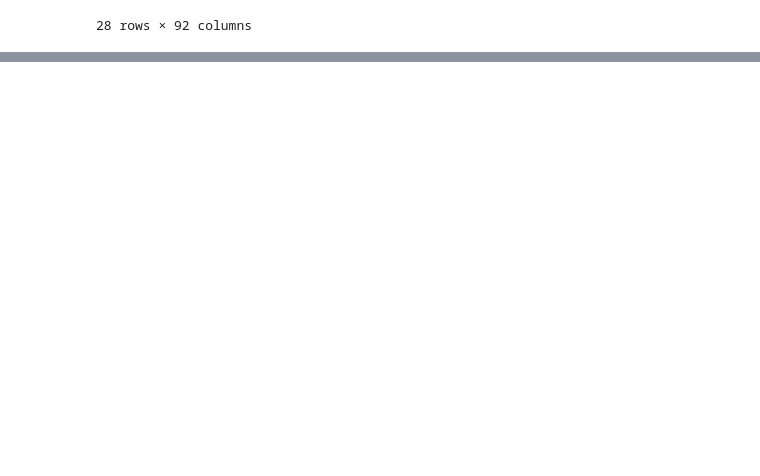
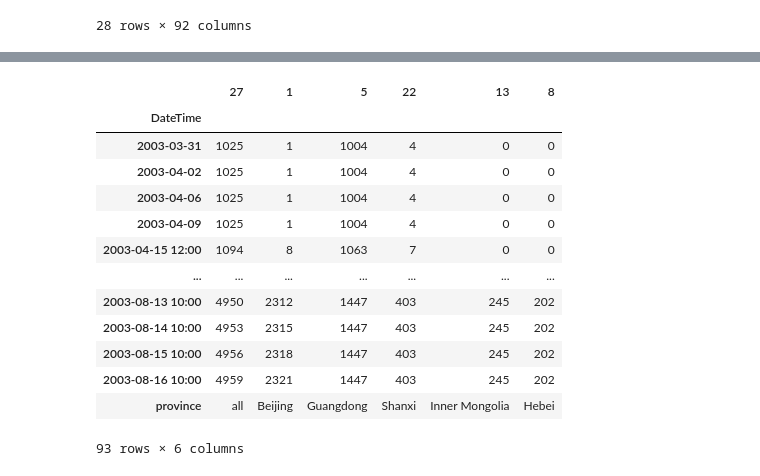
Before and after one commit to SherryJYC/COVID_19_Visualization, a Jupyter notebook: Raw/Untitled.ipynb, the cells around one changed output, grey strips where cells are left out. Saved outputs shown, nothing was run; the diff lists cells and outputs as text; code cells hidden in the pictures; blank space fills up the shorter version.

```diff
--- a/Raw/Untitled.ipynb
+++ b/Raw/Untitled.ipynb
@@ -882,6 +904,6 @@ confirm_processed_final.to_csv('SARS_confirmed.csv',index=False)
 # %%
 # cure
-# cure = sars.pivot(index='provinceEnglishName',columns='DateTime',values='city_curedCount')
+cure = sars.pivot(index='provinceEnglishName',columns='DateTime',values='city_curedCount')
 
 # get valid index
 test=cure.T.reset_index().drop(columns=['DateTime'])
@@ -909,19 +931,19 @@ cure_processed = pd.DataFrame(cure0)
 cure_processed.columns = cure.columns
 cure_processed['province'] = cure.index
 
-# add coordinates
-geolocator = Nominatim(user_agent="myapp2",country_bias="China",timeout=10)
-geocode = RateLimiter(geolocator.geocode, min_delay_seconds=1)
+# # add coordinates
+# geolocator = Nominatim(user_agent="myapp2",country_bias="China",timeout=10)
+# geocode = RateLimiter(geolocator.geocode, min_delay_seconds=1)
 
-cure_processed['location'] = cure_processed['province'].apply(geocode)
-cure_processed['latitude'] = cure_processed['location'].apply(lambda loc: loc.latitude if loc else None)
-cure_processed['longitude'] = cure_processed['location'].apply(lambda loc: loc.longitude if loc else None)
+# cure_processed['location'] = cure_processed['province'].apply(geocode)
+# cure_processed['latitude'] = cure_processed['location'].apply(lambda loc: loc.latitude if loc else None)
+# cure_processed['longitude'] = cure_processed['location'].apply(lambda loc: loc.longitude if loc else None)
 
-# drop location column
-cure_processed_final = cure_processed.drop(columns=['location'])
+# # drop location column
+# cure_processed_final = cure_processed.drop(columns=['location'])
 
-# save
-cure_processed_final.to_csv('SARS_cured.csv',index=False)
+# # save
+# cure_processed_final.to_csv('SARS_cured.csv',index=False)
 # %%
 cure = sars.pivot(index='provinceEnglishName',columns='DateTime',values='city_curedCount')
 cure
@@ -968,3 +970,25 @@ cure
+# %%
+# get china cured data for chart
+cure_chart = cure_processed.nlargest(6,'2003-08-16 10:00')
+cure_chart.to_csv('sars_cured_chart_t.csv',index=False)
+cure_chart = cure_chart.T
+cure_chart.to_csv('sars_cured_chart.csv')
+cure_chart
+# %% [output]
+|  | 27 | 1 | 5 | 22 | 13 | 8 |
+| DateTime |  |  |  |  |  |  |
+| 2003-03-31 | 1025 | 1 | 1004 | 4 | 0 | 0 |
+| 2003-04-02 | 1025 | 1 | 1004 | 4 | 0 | 0 |
+| 2003-04-06 | 1025 | 1 | 1004 | 4 | 0 | 0 |
+| 2003-04-09 | 1025 | 1 | 1004 | 4 | 0 | 0 |
+| 2003-04-15 12:00 | 1094 | 8 | 1063 | 7 | 0 | 0 |
+| ... | ... | ... | ... | ... | ... | ... |
+| 2003-08-13 10:00 | 4950 | 2312 | 1447 | 403 | 245 | 202 |
+| 2003-08-14 10:00 | 4953 | 2315 | 1447 | 403 | 245 | 202 |
+| 2003-08-15 10:00 | 4956 | 2318 | 1447 | 403 | 245 | 202 |
+| 2003-08-16 10:00 | 4959 | 2321 | 1447 | 403 | 245 | 202 |
+| province | all | Beijing | Guangdong | Shanxi | Inner Mongolia | Hebei |
+93 rows × 6 columns
 # %%
 # cure
 dead = sars.pivot(index='provinceEnglishName',columns='DateTime',values='city_deadCount')
```
Also changed, not shown: parts of 6 cells of this notebook, 12 other files.
